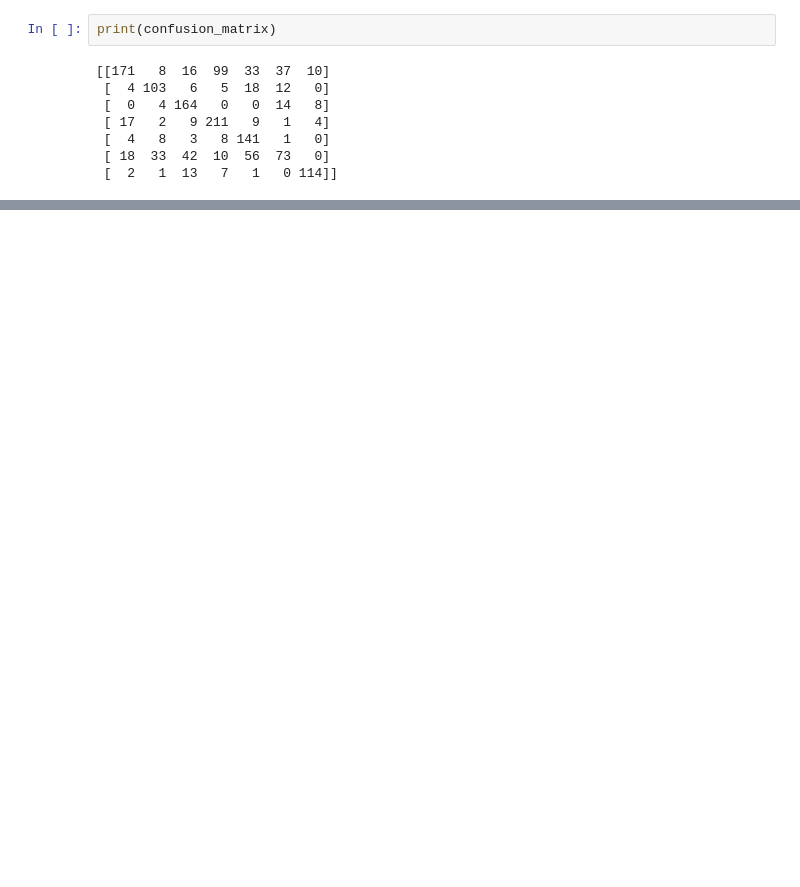
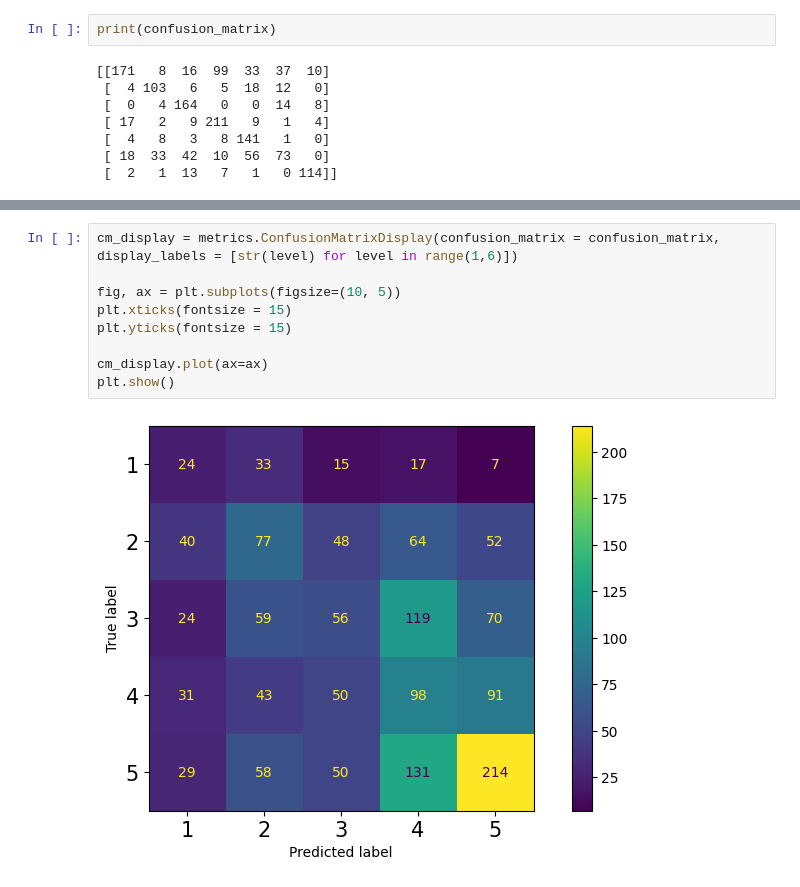
Before and after one commit to Kenneth-Mitchell/NLP_Project2, a Jupyter notebook: test.ipynb, the cells around one changed output, grey strips where cells are left out. Saved outputs shown, nothing was run; the diff lists cells and outputs as text; blank space fills up the shorter version.

```diff
--- a/test.ipynb
+++ b/test.ipynb
@@ -255,0 +303,11 @@ The precalculus category has a precision of 0.8382352941176471 and a recall of 0
+# %%
+cm_display = metrics.ConfusionMatrixDisplay(confusion_matrix = confusion_matrix, display_labels = [str(level) for level in range(1,6)])
+
+fig, ax = plt.subplots(figsize=(10, 5))
+plt.xticks(fontsize = 15)
+plt.yticks(fontsize = 15)
+
+cm_display.plot(ax=ax)
+plt.show()
+# %% [output]
+[figure, added]
```
Also changed, not shown: parts of 12 cells of this notebook.
